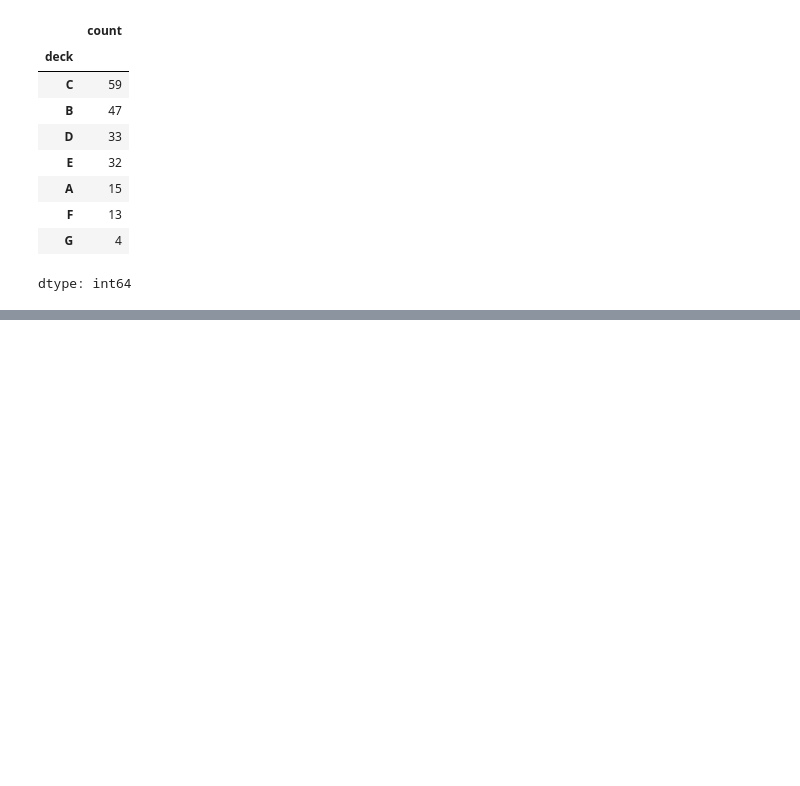
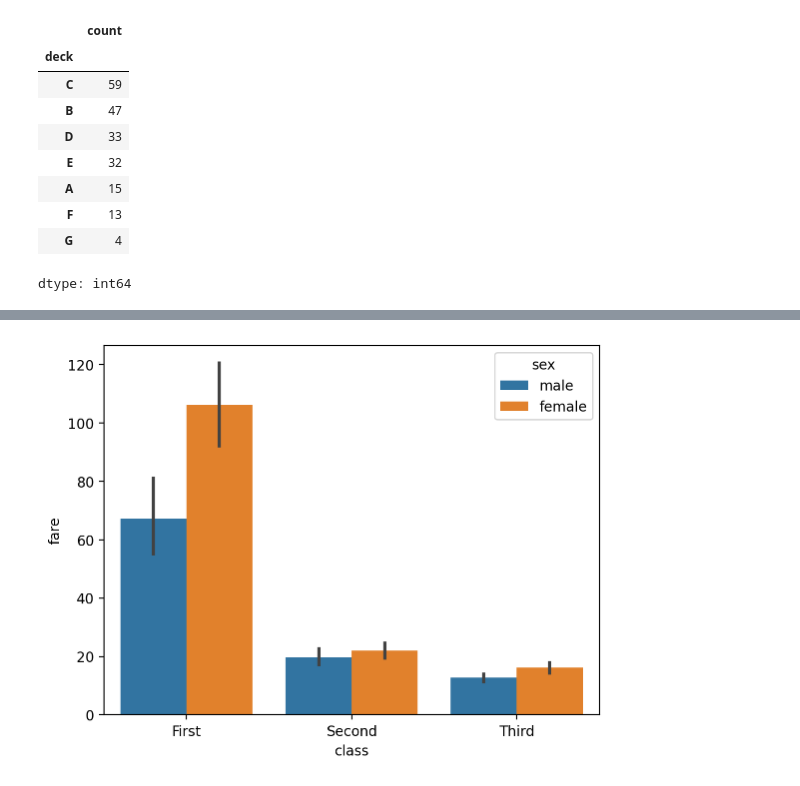
Before and after one commit to parkj00won/2025-1-myclass-BDA, a Jupyter notebook: inclass/04w_B_wed_0326_dataframe_application.ipynb, the cells around one changed output, grey strips where cells are left out. Cells and saved outputs as stored; diff of their text form; code cells hidden in the pictures; blank space fills up the shorter version.

```diff
--- a/inclass/04w_B_wed_0326_dataframe_application.ipynb
+++ b/inclass/04w_B_wed_0326_dataframe_application.ipynb
@@ -1755,0 +1821,4 @@ dtype: int64
+# %%
+sns.barplot(titanic, x="class", y="fare", hue="sex"); # 높이: 평균
+# %% [output]
+[figure, added]
```
Also changed, not shown: parts of 90 cells of this notebook.
